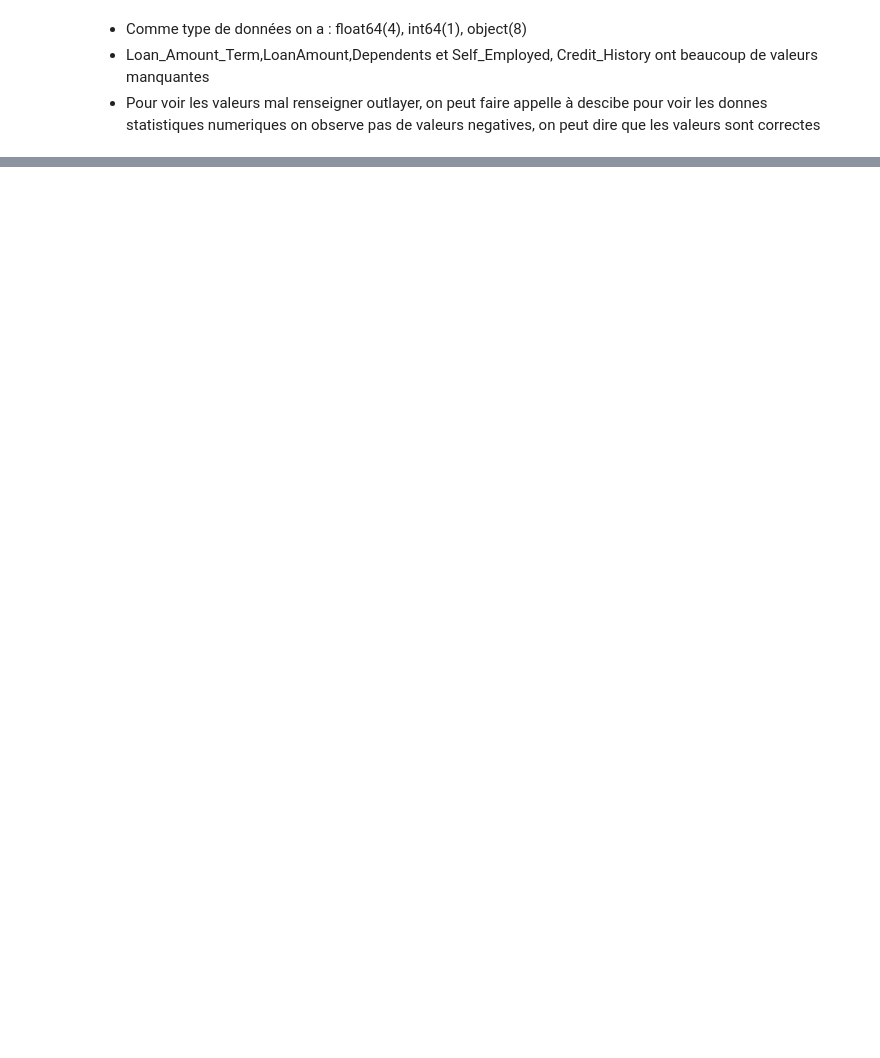
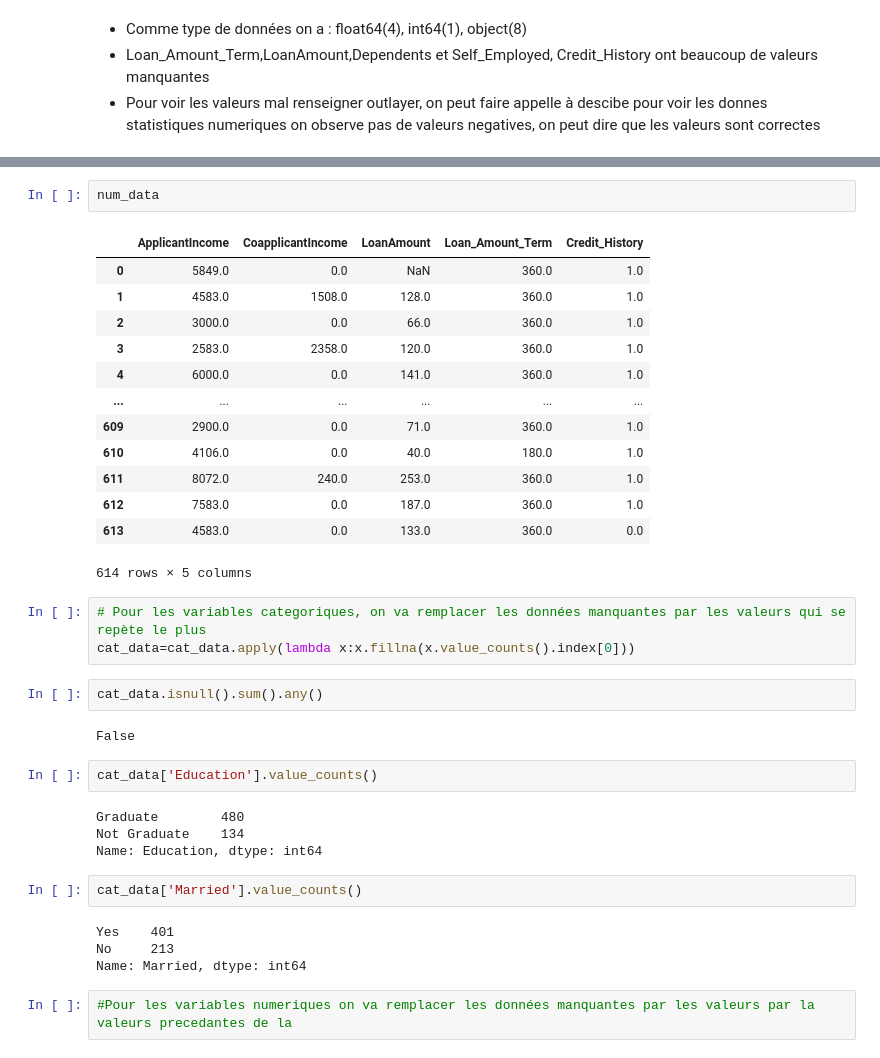
Before and after one commit to BalakissaFANE/Projet_data_scientist, a Jupyter notebook: Credit_model.ipynb, the cells around one changed output, grey strips where cells are left out. Drawn from its saved outputs; the diff is of its cells as text; blank space fills up the shorter version.

Commit message:
Handling missing values

```diff
--- a/Credit_model.ipynb
+++ b/Credit_model.ipynb
@@ -161,0 +286,37 @@ df.describe()
+# %%
+num_data
+# %% [output]
+|  | ApplicantIncome | CoapplicantIncome | LoanAmount | Loan_Amount_Term | Credit_History |
+| 0 | 5849.0 | 0.0 | NaN | 360.0 | 1.0 |
+| 1 | 4583.0 | 1508.0 | 128.0 | 360.0 | 1.0 |
+| 2 | 3000.0 | 0.0 | 66.0 | 360.0 | 1.0 |
+| 3 | 2583.0 | 2358.0 | 120.0 | 360.0 | 1.0 |
+| 4 | 6000.0 | 0.0 | 141.0 | 360.0 | 1.0 |
+| ... | ... | ... | ... | ... | ... |
+| 609 | 2900.0 | 0.0 | 71.0 | 360.0 | 1.0 |
+| 610 | 4106.0 | 0.0 | 40.0 | 180.0 | 1.0 |
+| 611 | 8072.0 | 240.0 | 253.0 | 360.0 | 1.0 |
+| 612 | 7583.0 | 0.0 | 187.0 | 360.0 | 1.0 |
+| 613 | 4583.0 | 0.0 | 133.0 | 360.0 | 0.0 |
+614 rows × 5 columns
+# %%
+# Pour les variables categoriques, on va remplacer les données manquantes par les valeurs qui se repète le plus
+cat_data=cat_data.apply(lambda x:x.fillna(x.value_counts().index[0]))
+# %%
+cat_data.isnull().sum().any()
+# %% [output]
+False
+# %%
+cat_data['Education'].value_counts()
+# %% [output]
+Graduate        480
+Not Graduate    134
+Name: Education, dtype: int64
+# %%
+cat_data['Married'].value_counts()
+# %% [output]
+Yes    401
+No     213
+Name: Married, dtype: int64
+# %%
+#Pour les variables numeriques on va remplacer les données manquantes par les valeurs par la valeurs precedantes de la
```
Also changed, not shown: parts of 12 cells of this notebook, 1 other file.
